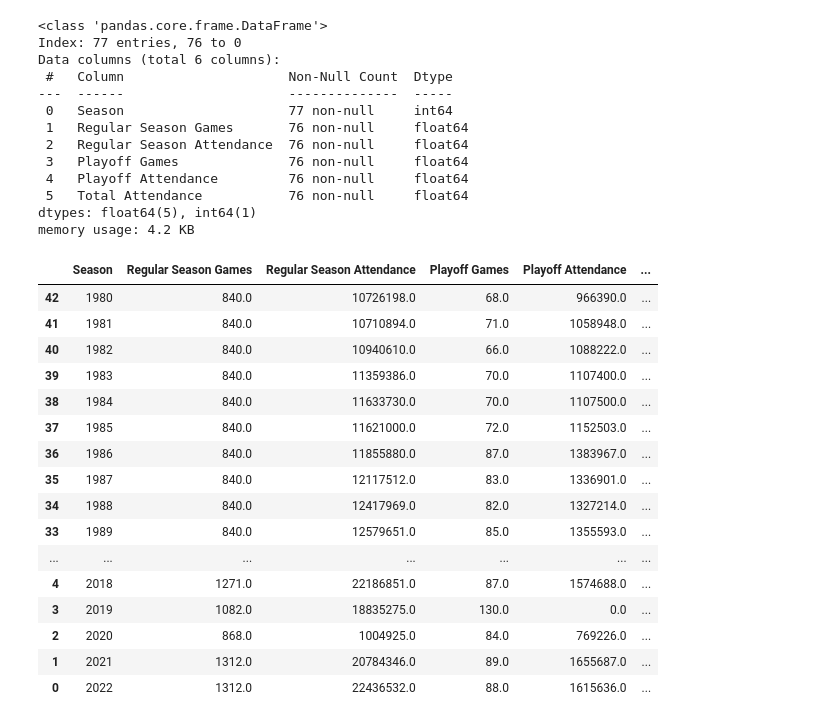
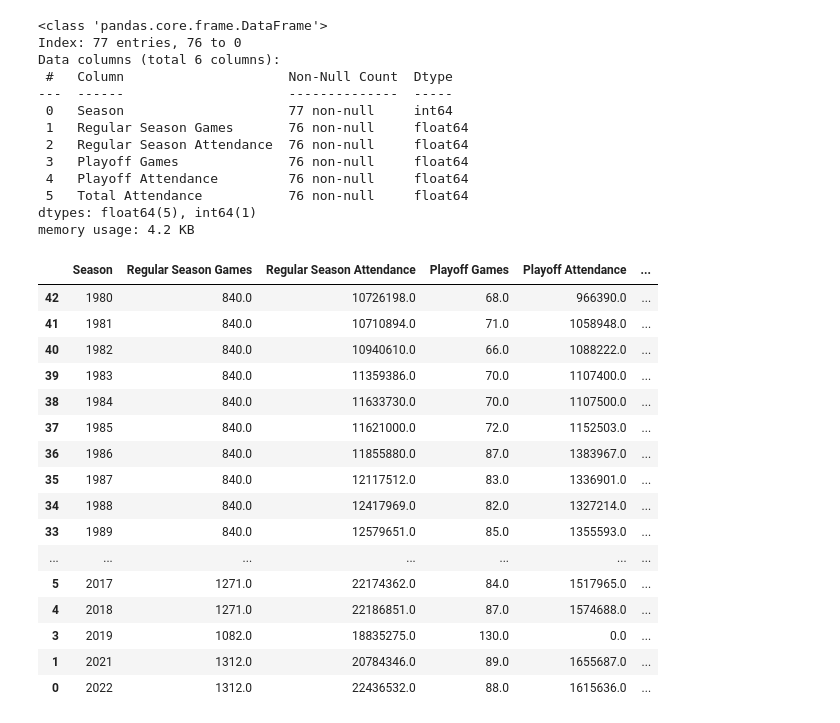
Before and after one commit to samwallach7/Project1-DELTS, a Jupyter notebook: project_1.ipynb, the cells around one changed output. Cells and saved outputs as stored; diff of their text form; code cells hidden in the pictures.

```diff
--- a/project_1.ipynb
+++ b/project_1.ipynb
@@ -464,26 +464,29 @@ Data columns (total 6 columns):
  5   Total Attendance           76 non-null     float64
 dtypes: float64(5), int64(1)
 memory usage: 4.2 KB
-# %%
-attendance_df = attendance_df.sort_values('Season', ascending=True)
-attendance_df = attendance_df[attendance_df['Season']>=1980]
-attendance_df.dropna()
-attendance_df
-# %% [output]
-|  | Season | Regular Season Games | Regular Season Attendance | Playoff Games | Playoff Attendance | ... |
-| 42 | 1980 | 840.0 | 10726198.0 | 68.0 | 966390.0 | ... |
-| 41 | 1981 | 840.0 | 10710894.0 | 71.0 | 1058948.0 | ... |
-| 40 | 1982 | 840.0 | 10940610.0 | 66.0 | 1088222.0 | ... |
-| 39 | 1983 | 840.0 | 11359386.0 | 70.0 | 1107400.0 | ... |
-| 38 | 1984 | 840.0 | 11633730.0 | 70.0 | 1107500.0 | ... |
-| 37 | 1985 | 840.0 | 11621000.0 | 72.0 | 1152503.0 | ... |
-| 36 | 1986 | 840.0 | 11855880.0 | 87.0 | 1383967.0 | ... |
-| 35 | 1987 | 840.0 | 12117512.0 | 83.0 | 1336901.0 | ... |
-| 34 | 1988 | 840.0 | 12417969.0 | 82.0 | 1327214.0 | ... |
-| 33 | 1989 | 840.0 | 12579651.0 | 85.0 | 1355593.0 | ... |
-| ... | ... | ... | ... | ... | ... | ... |
-| 4 | 2018 | 1271.0 | 22186851.0 | 87.0 | 1574688.0 | ... |
-| 3 | 2019 | 1082.0 | 18835275.0 | 130.0 | 0.0 | ... |
-| 2 | 2020 | 868.0 | 1004925.0 | 84.0 | 769226.0 | ... |
-| 1 | 2021 | 1312.0 | 20784346.0 | 89.0 | 1655687.0 | ... |
-| 0 | 2022 | 1312.0 | 22436532.0 | 88.0 | 1615636.0 | ... |
+# %%
+#sort the attendance by year and only look at seasons from 1980 onward
+attendance_df = attendance_df.sort_values('Season', ascending=True)
+attendance_df = attendance_df[attendance_df['Season']>=1980]
+#remove na values (2004) and covid year (2020)
+attendance_df.dropna(subset=['Regular Season Games'], inplace=True)
+attendance_df = attendance_df[attendance_df['Season']!=2020]
+attendance_df
+# %% [output]
+|  | Season | Regular Season Games | Regular Season Attendance | Playoff Games | Playoff Attendance | ... |
+| 42 | 1980 | 840.0 | 10726198.0 | 68.0 | 966390.0 | ... |
+| 41 | 1981 | 840.0 | 10710894.0 | 71.0 | 1058948.0 | ... |
+| 40 | 1982 | 840.0 | 10940610.0 | 66.0 | 1088222.0 | ... |
+| 39 | 1983 | 840.0 | 11359386.0 | 70.0 | 1107400.0 | ... |
+| 38 | 1984 | 840.0 | 11633730.0 | 70.0 | 1107500.0 | ... |
+| 37 | 1985 | 840.0 | 11621000.0 | 72.0 | 1152503.0 | ... |
+| 36 | 1986 | 840.0 | 11855880.0 | 87.0 | 1383967.0 | ... |
+| 35 | 1987 | 840.0 | 12117512.0 | 83.0 | 1336901.0 | ... |
+| 34 | 1988 | 840.0 | 12417969.0 | 82.0 | 1327214.0 | ... |
+| 33 | 1989 | 840.0 | 12579651.0 | 85.0 | 1355593.0 | ... |
+| ... | ... | ... | ... | ... | ... | ... |
+| 5 | 2017 | 1271.0 | 22174362.0 | 84.0 | 1517965.0 | ... |
+| 4 | 2018 | 1271.0 | 22186851.0 | 87.0 | 1574688.0 | ... |
+| 3 | 2019 | 1082.0 | 18835275.0 | 130.0 | 0.0 | ... |
+| 1 | 2021 | 1312.0 | 20784346.0 | 89.0 | 1655687.0 | ... |
+| 0 | 2022 | 1312.0 | 22436532.0 | 88.0 | 1615636.0 | ... |
```
Also changed, not shown: parts of 4 cells of this notebook, 2 other files.
